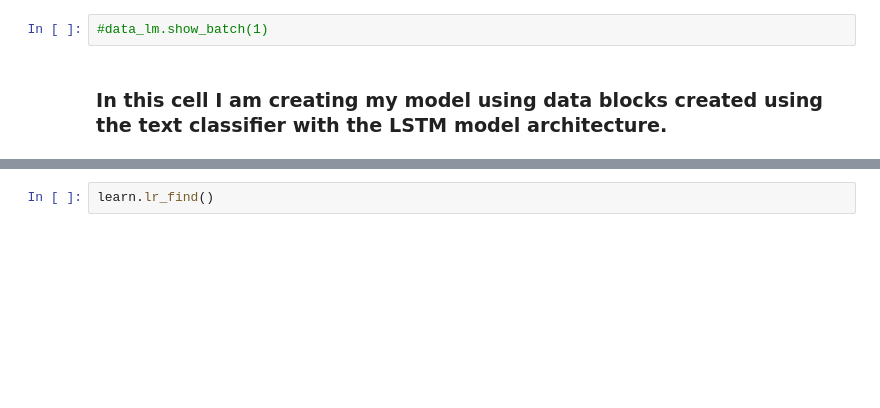
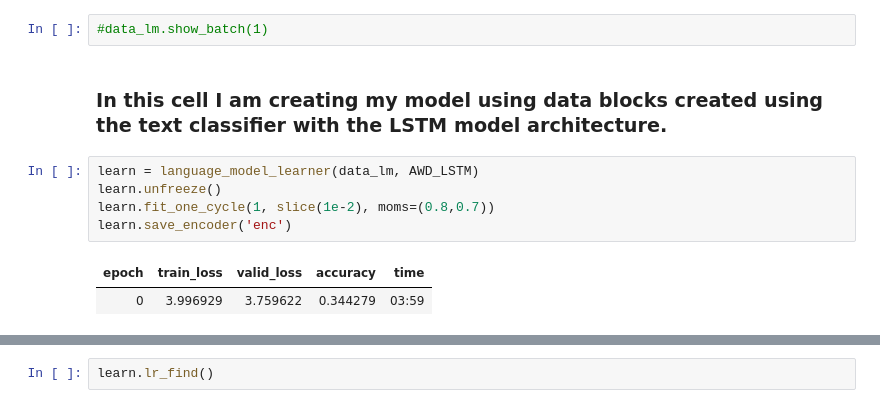
Before and after one commit to MontySteele/NLP-preliminary-test-tepo, a Jupyter notebook: Notebooks/DL_categorical-fastai.ipynb, the cells around one changed output, grey strips where cells are left out. Cells and saved outputs as stored; diff of their text form; blank space fills up the shorter version.

```diff
--- a/Notebooks/DL_categorical-fastai.ipynb
+++ b/Notebooks/DL_categorical-fastai.ipynb
@@ -60,4 +61,12 @@ data_lm = TextClasDataBunch.from_df(path="", train_df=df_nlp_data_train, valid_d
 #data_lm.show_batch(1)
 # %% [markdown]
 ### In this cell I am creating my model using data blocks created using the text classifier with the LSTM model architecture.
+# %%
+learn = language_model_learner(data_lm, AWD_LSTM)
+learn.unfreeze()
+learn.fit_one_cycle(1, slice(1e-2), moms=(0.8,0.7))
+learn.save_encoder('enc')
+# %% [output]
+| epoch | train_loss | valid_loss | accuracy | time |
+| 0 | 3.996929 | 3.759622 | 0.344279 | 03:59 |
 # %%
```
Also changed, not shown: parts of 5 cells of this notebook.
